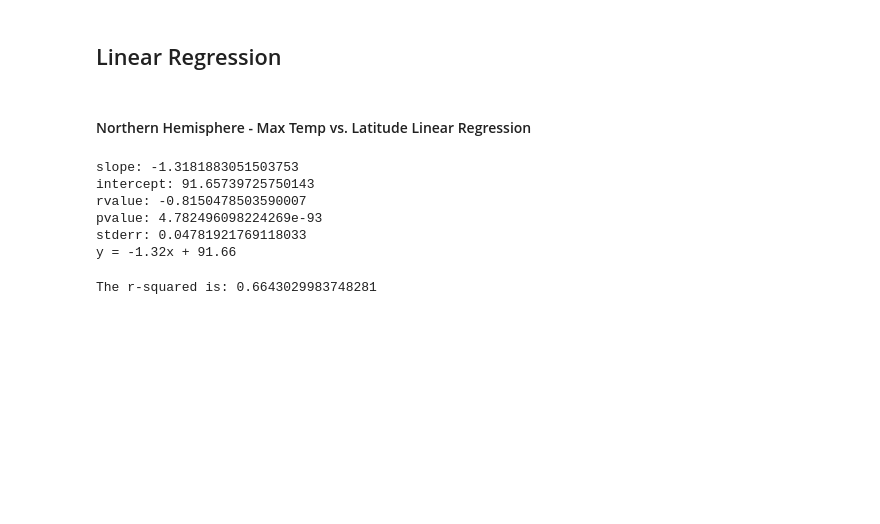
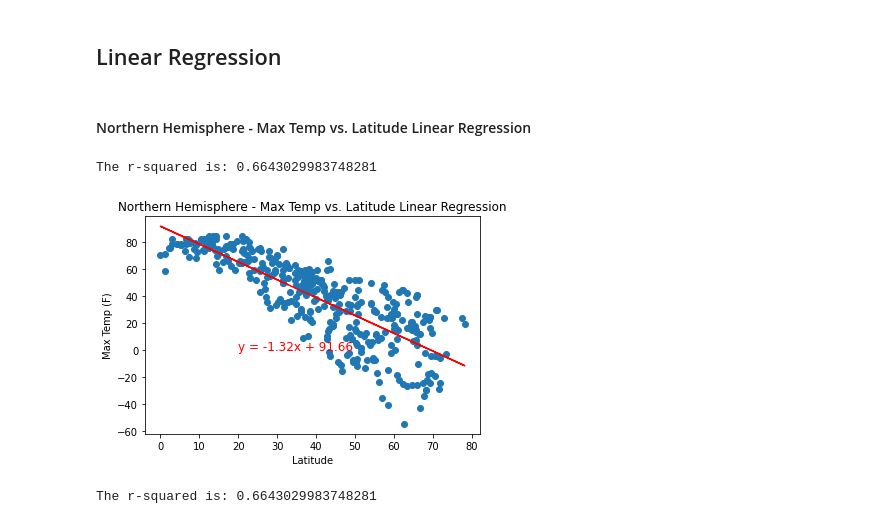
Before and after one commit to geofftm/python-api-challenge, a Jupyter notebook: WeatherPY/WeatherPy.ipynb, the cells around one changed output. Drawn from its saved outputs; the diff is of its cells as text; code cells hidden in the pictures; blank space fills up the shorter version.

```diff
--- a/WeatherPY/WeatherPy.ipynb
+++ b/WeatherPY/WeatherPy.ipynb
@@ -243,32 +233,37 @@ plt.savefig("../Images/lat_v_wind.png")
 ## Linear Regression
 # %% [markdown]
 ####  Northern Hemisphere - Max Temp vs. Latitude Linear Regression
-# %%
-north = city_wx_df.loc[city_wx_df["Latitude"] > 0]
-south = city_wx_df.loc[city_wx_df["Latitude"] < 0]
-
-x_values = north["Latitude"]
-y_values = north["Max Temp"]
-
-
-(slope, intercept, rvalue, pvalue, stderr) = linregress(x_values, y_values)
-
-regress_values = x_values * slope + intercept
-
-print(f"slope: {slope}")
-print(f"intercept: {intercept}")
-print(f"rvalue: {rvalue}")
-print(f"pvalue: {pvalue}")
-print(f"stderr: {stderr}")
-
-line_eq = "y = " + str(round(slope,2)) + "x + " + str(round(intercept,2))
-
-print(line_eq)
-# %% [output]
-slope: -1.3181883051503753
-intercept: 91.65739725750143
-rvalue: -0.8150478503590007
-pvalue: 4.782496098224269e-93
-stderr: 0.04781921769118033
-y = -1.32x + 91.66
+# %%
+#Rather than copy and paste and change values above will attempt the function for the rest of the assignment below
+
+def linear_regression(x, y):
+    (slope, intercept, rvalue, pvalue, stderr) = linregress(x, y)
+    regress_values = x * slope + intercept
+    line_eq = "y = " + str(round(slope,2)) + "x + " + str(round(intercept,2))
+    plt.scatter(x, y)
+    plt.plot(x, regress_values, "r-")
+    print(f"The r-squared is: {rvalue**2}")
+
+def chart_annotation(line_eq, int1, int2,):
+    plt.annotate(line_eq, (int1, int2), fontsize=12, color="red")
+
+def chart_titles(title, xlabel, ylabel):
+    plt.title(title)
+    plt.xlabel(xlabel)
+    plt.ylabel(ylabel)
+
+north = city_wx_df.loc[city_wx_df["Latitude"] > 0]
+south = city_wx_df.loc[city_wx_df["Latitude"] < 0]
+
+x_values = north["Latitude"]
+y_values = north["Max Temp"]
+
+linear_regression(x_values, y_values)
+chart_annotation(line_eq, 20, 0)
+chart_titles("Northern Hemisphere - Max Temp vs. Latitude Linear Regression", "Latitude", "Max Temp (F)")
+
+plt.savefig("../Images/No_Hem_Max_Temp_Lat.png")
+# %% [output]
+The r-squared is: 0.6643029983748281
+[figure, added]
 # %%
```
Also changed, not shown: parts of 9 cells of this notebook.
